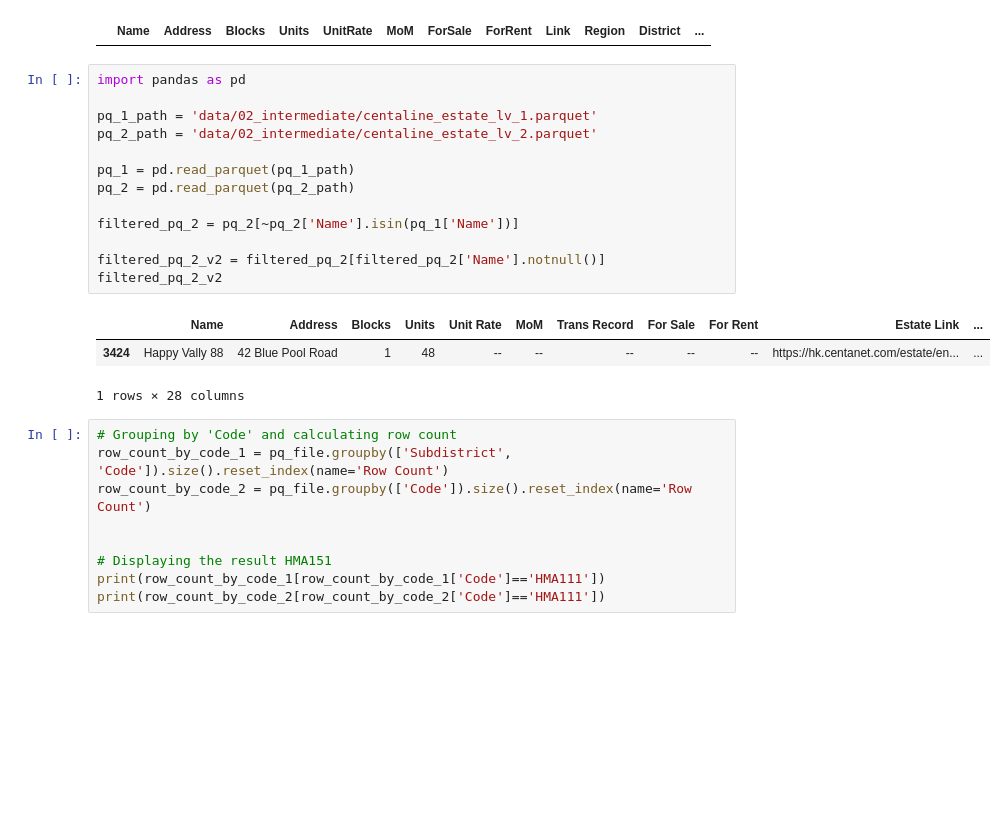
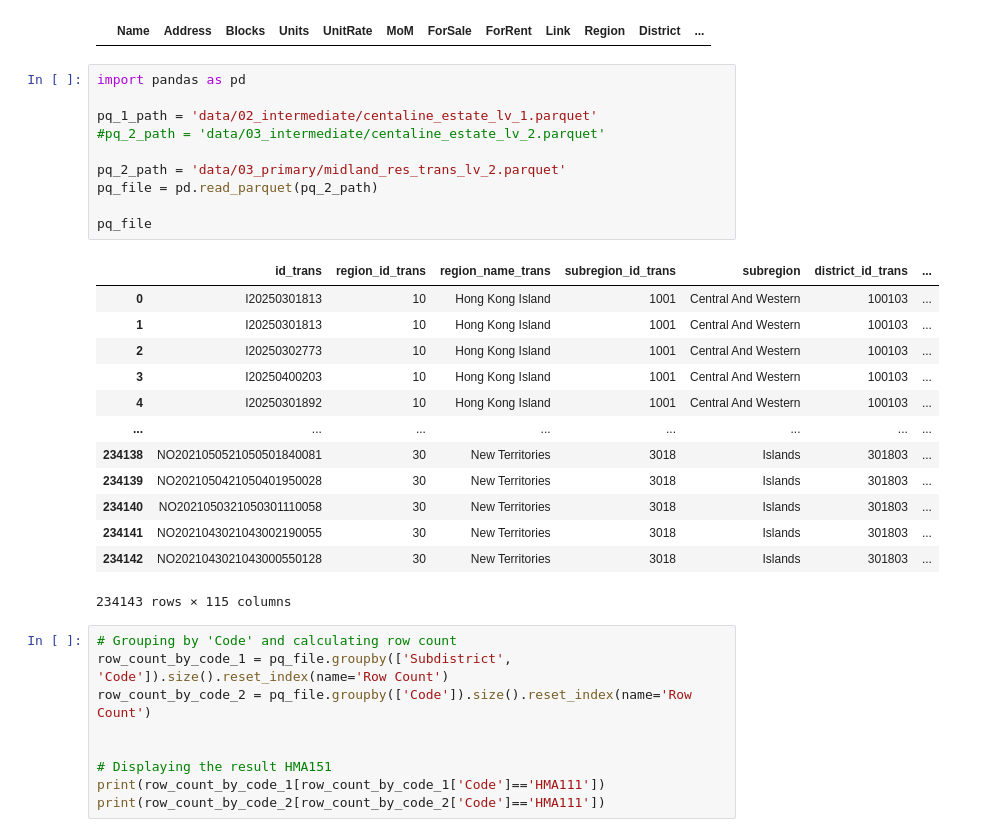
Before and after one commit to yutsang/property-scraper, a Jupyter notebook: test.ipynb, the cells around one changed output. Saved outputs shown, nothing was run; the diff lists cells and outputs as text; blank space fills up the shorter version.

Commit message:
centaline oir + midland ici building listing
centaline oir pending merging
midland ici -> building lv 2 + transaction + merging

```diff
--- a/test.ipynb
+++ b/test.ipynb
@@ -43,20 +43,27 @@ pq_file[pq_file['Name']=='']
 # %%
 import pandas as pd
 
 pq_1_path = 'data/02_intermediate/centaline_estate_lv_1.parquet'
-pq_2_path = 'data/02_intermediate/centaline_estate_lv_2.parquet'
+#pq_2_path = 'data/03_intermediate/centaline_estate_lv_2.parquet'
 
-pq_1 = pd.read_parquet(pq_1_path)
-pq_2 = pd.read_parquet(pq_2_path)
+pq_2_path = 'data/03_primary/midland_res_trans_lv_2.parquet'
+pq_file = pd.read_parquet(pq_2_path)
 
-filtered_pq_2 = pq_2[~pq_2['Name'].isin(pq_1['Name'])]
-
-filtered_pq_2_v2 = filtered_pq_2[filtered_pq_2['Name'].notnull()]
-filtered_pq_2_v2
+pq_file
 # %% [output]
-|  | Name | Address | Blocks | Units | Unit Rate | MoM | Trans Record | For Sale | For Rent | Estate Link | ... |
-| 3424 | Happy Vally 88 | 42 Blue Pool Road | 1 | 48 | -- | -- | -- | -- | -- | https://hk.centanet.com/estate/en... | ... |
+|  | id_trans | region_id_trans | region_name_trans | subregion_id_trans | subregion | district_id_trans | ... |
+| 0 | I20250301813 | 10 | Hong Kong Island | 1001 | Central And Western | 100103 | ... |
+| 1 | I20250301813 | 10 | Hong Kong Island | 1001 | Central And Western | 100103 | ... |
+| 2 | I20250302773 | 10 | Hong Kong Island | 1001 | Central And Western | 100103 | ... |
+| 3 | I20250400203 | 10 | Hong Kong Island | 1001 | Central And Western | 100103 | ... |
+| 4 | I20250301892 | 10 | Hong Kong Island | 1001 | Central And Western | 100103 | ... |
+| ... | ... | ... | ... | ... | ... | ... | ... |
+| 234138 | NO2021050521050501840081 | 30 | New Territories | 3018 | Islands | 301803 | ... |
+| 234139 | NO2021050421050401950028 | 30 | New Territories | 3018 | Islands | 301803 | ... |
+| 234140 | NO2021050321050301110058 | 30 | New Territories | 3018 | Islands | 301803 | ... |
+| 234141 | NO2021043021043002190055 | 30 | New Territories | 3018 | Islands | 301803 | ... |
+| 234142 | NO2021043021043000550128 | 30 | New Territories | 3018 | Islands | 301803 | ... |
-1 rows × 28 columns
+234143 rows × 115 columns
 # %%
 # Grouping by 'Code' and calculating row count
 row_count_by_code_1 = pq_file.groupby(['Subdistrict', 'Code']).size().reset_index(name='Row Count')
```
Also changed, not shown: parts of 3 cells of this notebook, 18 other files.
